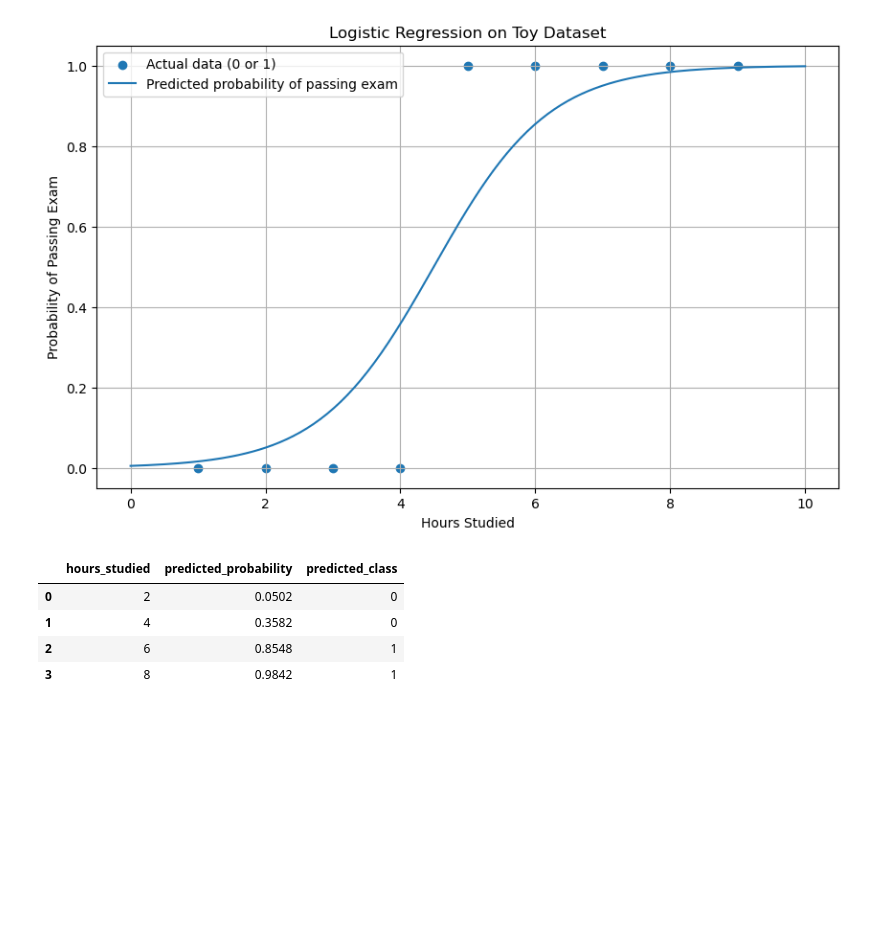
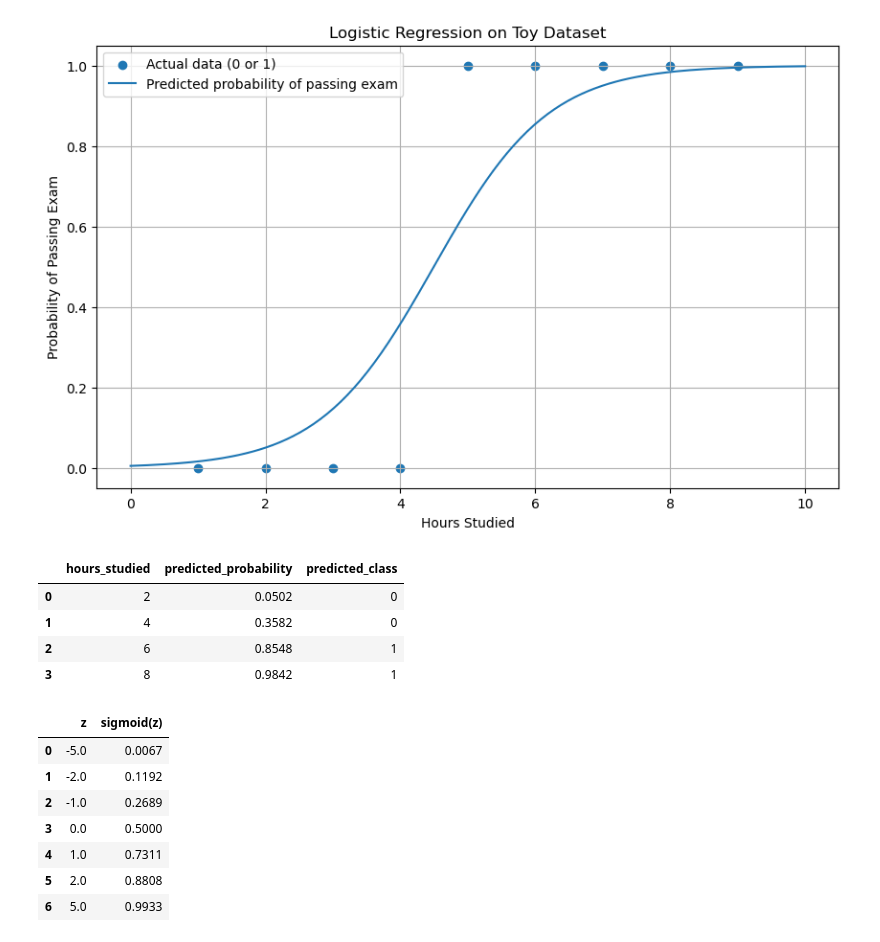
Before and after one commit to AbdullahWB/Machine-Learning, a Jupyter notebook: Week_4/Introduction_to_Logistic_Regression.ipynb, the cells around one changed output. Saved outputs shown, nothing was run; the diff lists cells and outputs as text; code cells hidden in the pictures; blank space fills up the shorter version.

```diff
--- a/Week_4/Introduction_to_Logistic_Regression.ipynb
+++ b/Week_4/Introduction_to_Logistic_Regression.ipynb
@@ -89,0 +101,11 @@ results_df
+# %%
+sig_df
+# %% [output]
+|  | z | sigmoid(z) |
+| 0 | -5.0 | 0.0067 |
+| 1 | -2.0 | 0.1192 |
+| 2 | -1.0 | 0.2689 |
+| 3 | 0.0 | 0.5000 |
+| 4 | 1.0 | 0.7311 |
+| 5 | 2.0 | 0.8808 |
+| 6 | 5.0 | 0.9933 |
```
Also changed, not shown: parts of 3 cells of this notebook, 1 other file.
